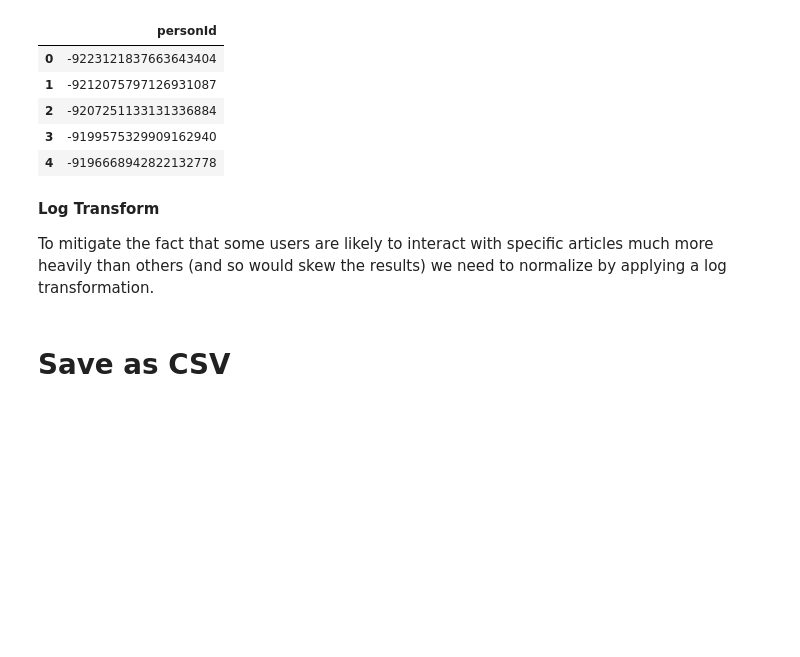
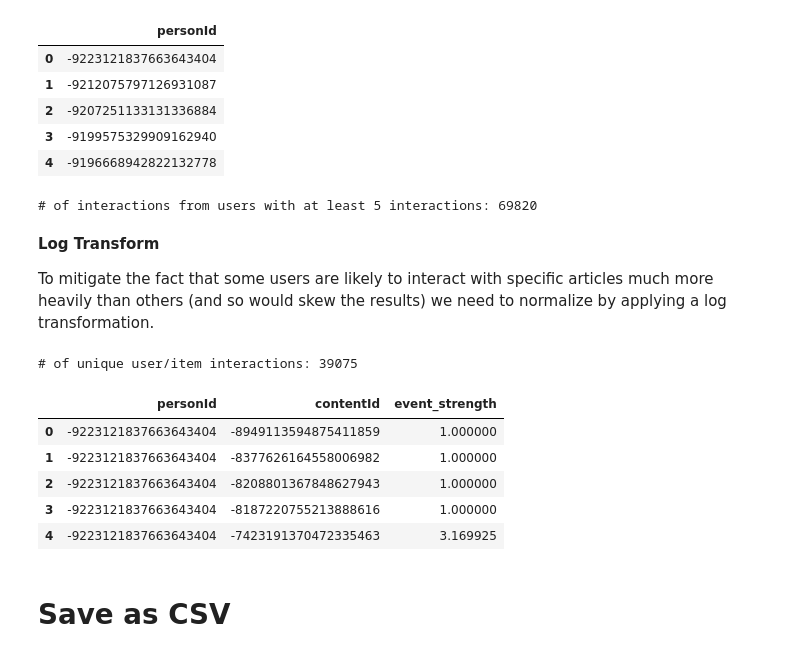
Before and after one commit to mellymillionz/kaggle_rec_systems, a Jupyter notebook: exploratory_analysis.ipynb, the cells around one changed output. Drawn from its saved outputs; the diff is of its cells as text; code cells hidden in the pictures; blank space fills up the shorter version.

```diff
--- a/exploratory_analysis.ipynb
+++ b/exploratory_analysis.ipynb
@@ -294,18 +303,44 @@ Total Users 5 or More Interactions: 1139
 | 3 | -9199575329909162940 |
 | 4 | -9196668942822132778 |
 # %%
-#Merge with full interactions df to get only those people who
+#Merge with full df with interactions df to get only those people who have five or more interactions from the full joined table above
 
-interactions_from_selected_users_df = interactions_df.merge(users_with_enough_interactions_df,
+selected_user_interactions_df = df.merge(limited_interactions_count_df,
                how = 'right',
                left_on = 'personId',
                right_on = 'personId')
 
-print('# of interactions from users with at least 5 interactions: %d' % len(interactions_from_selected_users_df))
+print('# of interactions from users with at least 5 interactions: %d' % len(selected_user_interactions_df))
+# %% [output]
+# of interactions from users with at least 5 interactions: 69820
 # %% [markdown]
 **Log Transform**
 
 To mitigate the fact that some users are likely to interact with specific articles much more heavily than others (and so would skew the results) we need to normalize by applying a log transformation.
+# %%
+#math.log(a,Base) where a = The numeric value and Base = Base to which the logarithm has to be computed.
+
+import math
+
+def log_user_performance(x):
+    return math.log(1+x, 2)
+# %%
+#Apply the log transformation to the full df. It will contain only the columns below with the formatted event strength column
+
+total_interactions_df = selected_user_interactions_df.groupby(['personId', 'contentId'])['event_strength'].sum().apply(log_user_performance).reset_index()
+
+print('# of unique user/item interactions: %d' % len(total_interactions_df))
+# %% [output]
+# of unique user/item interactions: 39075
+# %%
+total_interactions_df.head()
+# %% [output]
+|  | personId | contentId | event_strength |
+| 0 | -9223121837663643404 | -8949113594875411859 | 1.000000 |
+| 1 | -9223121837663643404 | -8377626164558006982 | 1.000000 |
+| 2 | -9223121837663643404 | -8208801367848627943 | 1.000000 |
+| 3 | -9223121837663643404 | -8187220755213888616 | 1.000000 |
+| 4 | -9223121837663643404 | -7423191370472335463 | 3.169925 |
 # %% [markdown]
 # Save as CSV
 # %% [markdown]
```
Also changed, not shown: parts of 7 cells of this notebook.
